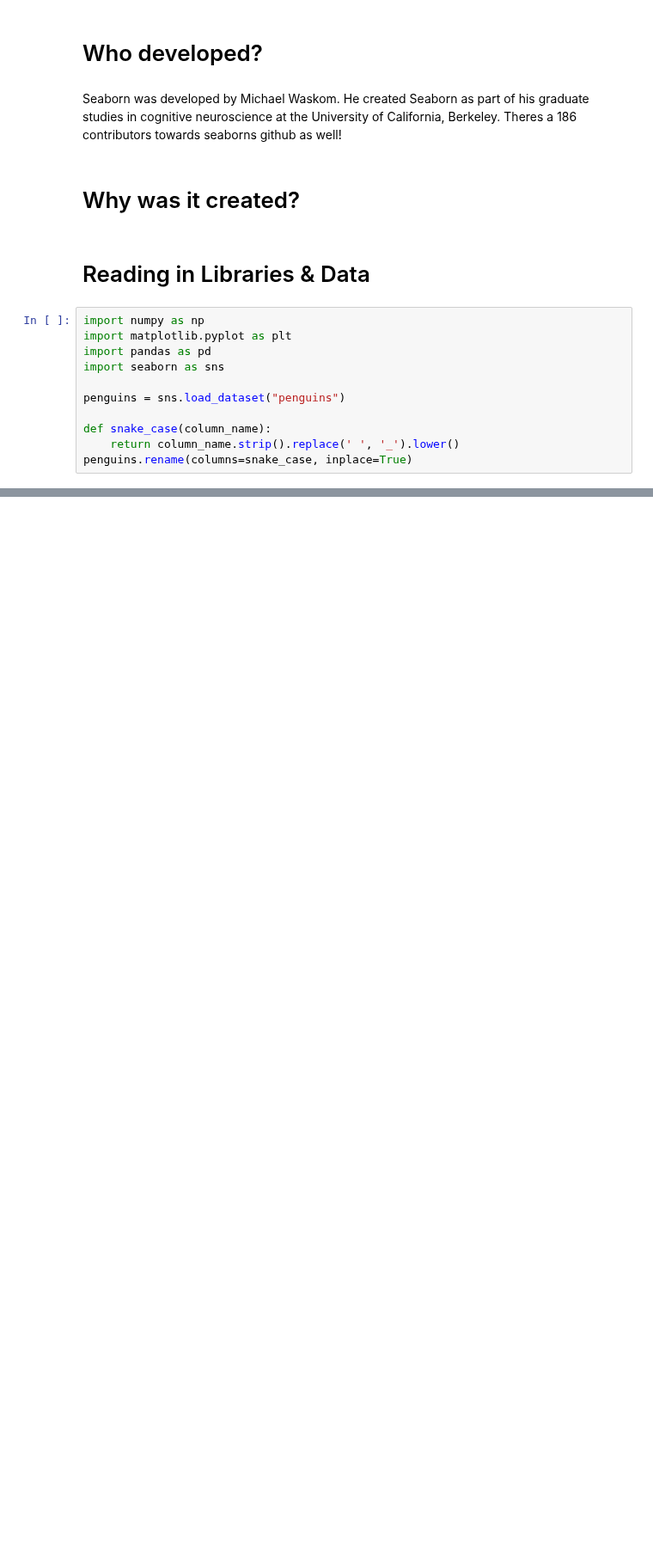
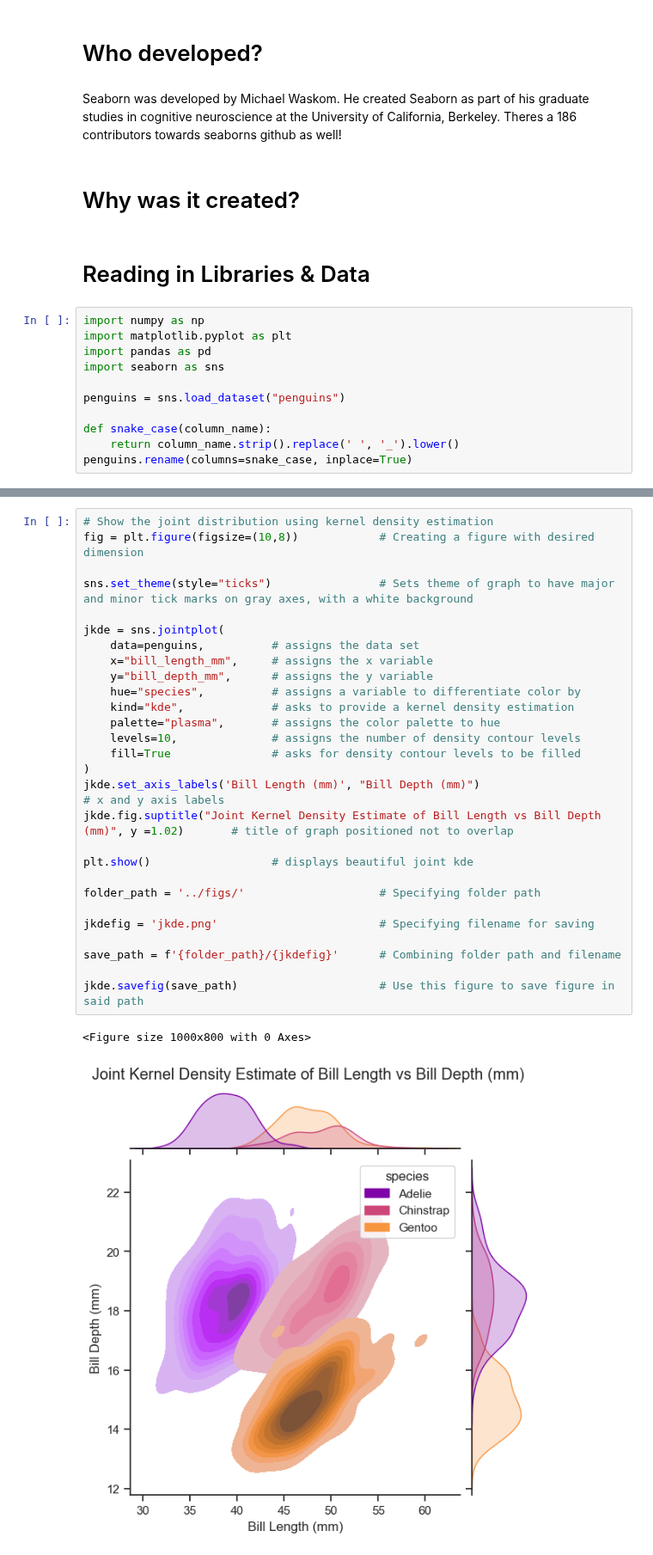
Before and after one commit to saingersoll/squirrel-gurlz, a Jupyter notebook: nbs/seabornpenguins.ipynb, the cells around one changed output, grey strips where cells are left out. Shown at 86% size. Cells and saved outputs as stored; diff of their text form; blank space fills up the shorter version.

```diff
--- a/nbs/seabornpenguins.ipynb
+++ b/nbs/seabornpenguins.ipynb
@@ -34,0 +38,31 @@ penguins.rename(columns=snake_case, inplace=True)
+# %%
+# Show the joint distribution using kernel density estimation
+fig = plt.figure(figsize=(10,8))            # Creating a figure with desired dimension
+
+sns.set_theme(style="ticks")                # Sets theme of graph to have major and minor tick marks on gray axes, with a white background
+
+jkde = sns.jointplot(
+    data=penguins,          # assigns the data set
+    x="bill_length_mm",     # assigns the x variable
+    y="bill_depth_mm",      # assigns the y variable
+    hue="species",          # assigns a variable to differentiate color by
+    kind="kde",             # asks to provide a kernel density estimation
+    palette="plasma",       # assigns the color palette to hue
+    levels=10,              # assigns the number of density contour levels
+    fill=True               # asks for density contour levels to be filled
+)
+jkde.set_axis_labels('Bill Length (mm)', "Bill Depth (mm)")                                         # x and y axis labels
+jkde.fig.suptitle("Joint Kernel Density Estimate of Bill Length vs Bill Depth (mm)", y =1.02)       # title of graph positioned not to overlap
+
+plt.show()                  # displays beautiful joint kde
+
+folder_path = '../figs/'                    # Specifying folder path
+
+jkdefig = 'jkde.png'                        # Specifying filename for saving
+
+save_path = f'{folder_path}/{jkdefig}'      # Combining folder path and filename
+
+jkde.savefig(save_path)                     # Use this figure to save figure in said path
+# %% [output]
+<Figure size 1000x800 with 0 Axes>
+[figure, added]
```
Also changed, not shown: parts of 5 cells of this notebook.
